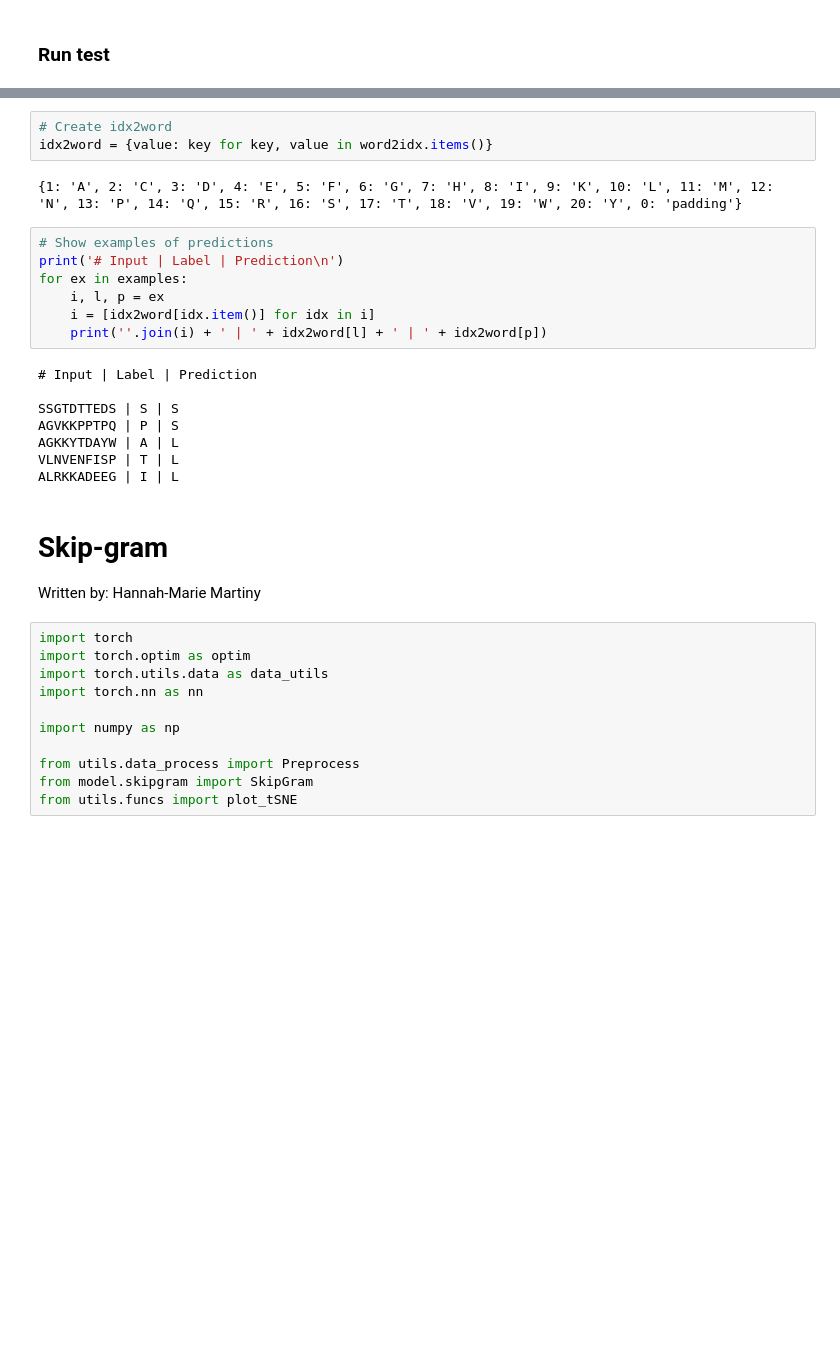
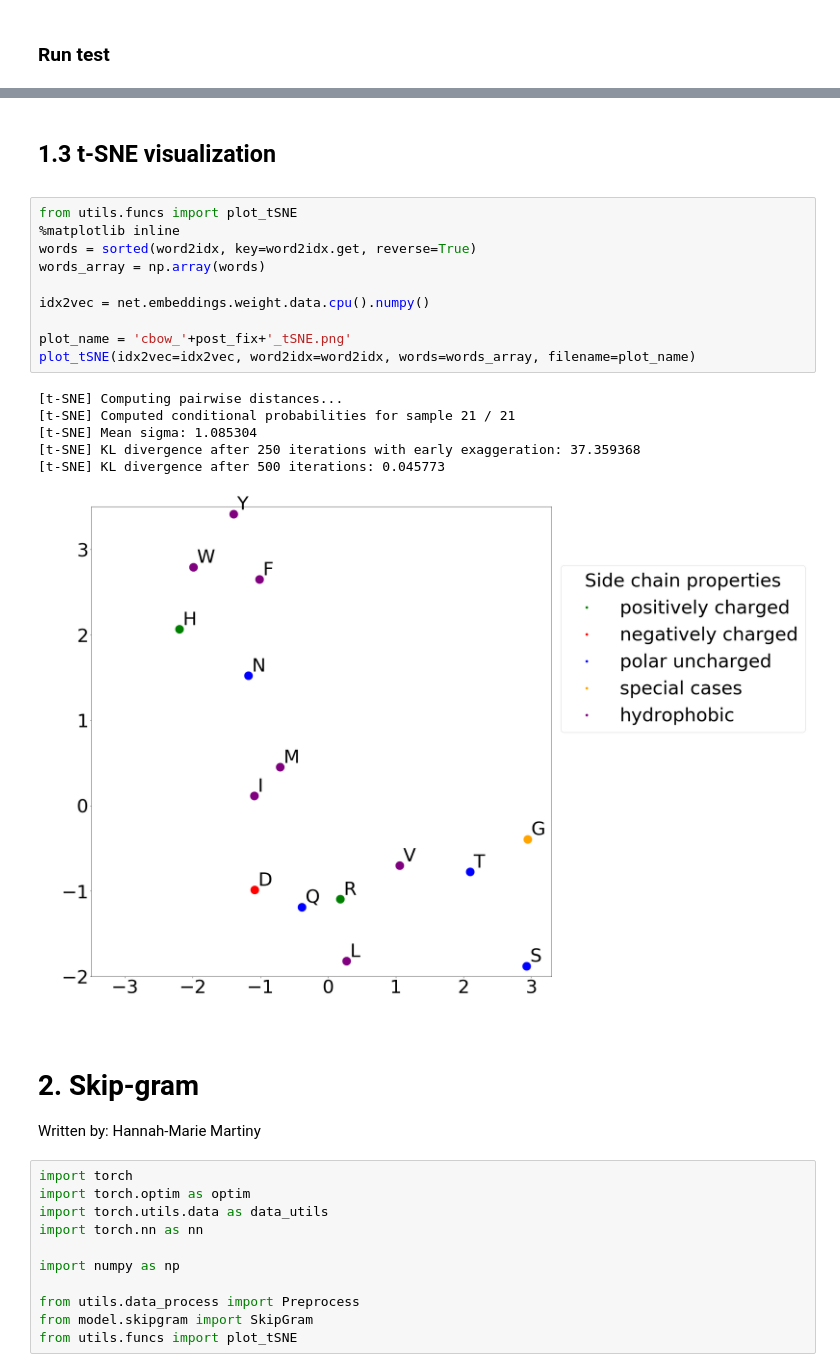
Before and after one commit to mari756h/The_unemployed_cells, a Jupyter notebook: Main results.ipynb, the cells around one changed output, grey strips where cells are left out. Cells and saved outputs as stored; diff of their text form; blank space fills up the shorter version.

```diff
--- a/Main results.ipynb
+++ b/Main results.ipynb
@@ -207,25 +213,26 @@ print('# Epoch %2i, TEST: loss=%f, perp=%f, acc=%f\n' % (epoch+1, test_losses/te
-# %%
-# Create idx2word
-idx2word = {value: key for key, value in word2idx.items()}
-# %% [output]
-{1: 'A', 2: 'C', 3: 'D', 4: 'E', 5: 'F', 6: 'G', 7: 'H', 8: 'I', 9: 'K', 10: 'L', 11: 'M', 12: 'N', 13: 'P', 14: 'Q', 15: 'R', 16: 'S', 17: 'T', 18: 'V', 19: 'W', 20: 'Y', 0: 'padding'}
-# %%
-# Show examples of predictions
-print('# Input | Label | Prediction\n')
-for ex in examples:
-    i, l, p = ex
-    i = [idx2word[idx.item()] for idx in i]
-    print(''.join(i) + ' | ' + idx2word[l] + ' | ' + idx2word[p])
-# %% [output]
-# Input | Label | Prediction
-
-SSGTDTTEDS | S | S
-AGVKKPPTPQ | P | S
-AGKKYTDAYW | A | L
-VLNVENFISP | T | L
-ALRKKADEEG | I | L
+# %% [markdown]
+## 1.3 t-SNE visualization
+<a id="cbow_tsne"></a>
+# %%
+from utils.funcs import plot_tSNE
+%matplotlib inline
+words = sorted(word2idx, key=word2idx.get, reverse=True)
+words_array = np.array(words)
+
+idx2vec = net.embeddings.weight.data.cpu().numpy()
+
+plot_name = 'cbow_'+post_fix+'_tSNE.png'
+plot_tSNE(idx2vec=idx2vec, word2idx=word2idx, words=words_array, filename=plot_name)
+# %% [output]
+[t-SNE] Computing pairwise distances...
+[t-SNE] Computed conditional probabilities for sample 21 / 21
+[t-SNE] Mean sigma: 1.085304
+[t-SNE] KL divergence after 250 iterations with early exaggeration: 37.359368
+[t-SNE] KL divergence after 500 iterations: 0.045773
+[figure, added]
 # %% [markdown]
-# Skip-gram
+# 2. Skip-gram
+<a id="sg"></a>
 Written by: Hannah-Marie Martiny
 # %%
 import torch
```
Also changed, not shown: parts of 28 cells of this notebook, 2 other files.
